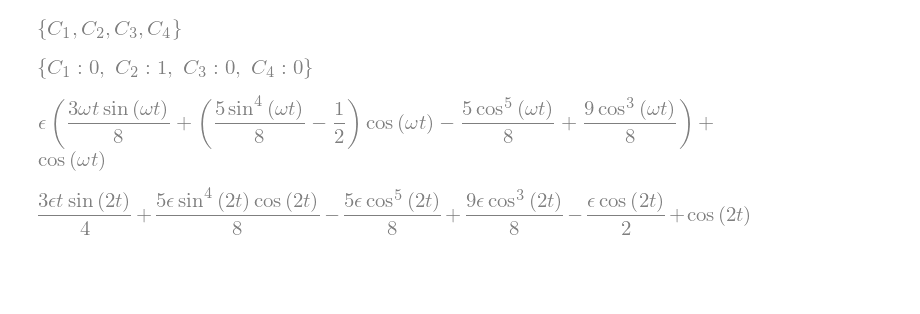
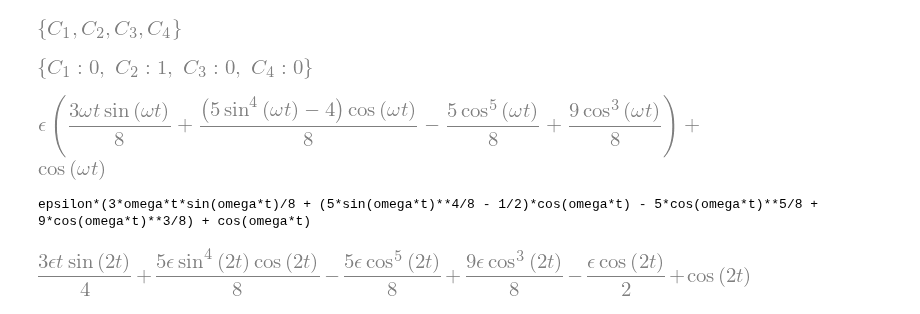
Before and after one commit to nicoguaro/notebooks_examples, a Jupyter notebook: Perturbation methods.ipynb, the cells around one changed output. Saved outputs shown, nothing was run; the diff lists cells and outputs as text; code cells hidden in the pictures; blank space fills up the shorter version.

```diff
--- a/Perturbation methods.ipynb
+++ b/Perturbation methods.ipynb
@@ -110,9 +121,13 @@ subs_sol
 [figure]
 # %%
 u_app2 = u_app.subs(subs_sol)
-u_app2
+trigsimp(u_app2)
 # %% [output]
-[figure, old version]
+[figure, new version]
+# %%
+print(u_app2)
+# %% [output]
+epsilon*(3*omega*t*sin(omega*t)/8 + (5*sin(omega*t)**4/8 - 1/2)*cos(omega*t) - 5*cos(omega*t)**5/8 + 9*cos(omega*t)**3/8) + cos(omega*t)
 # %%
 final_sol = trigsimp(u_app2).subs(omega, 2).expand()
 final_sol
```
Also changed, not shown: parts of 7 cells of this notebook, 1 other file.
